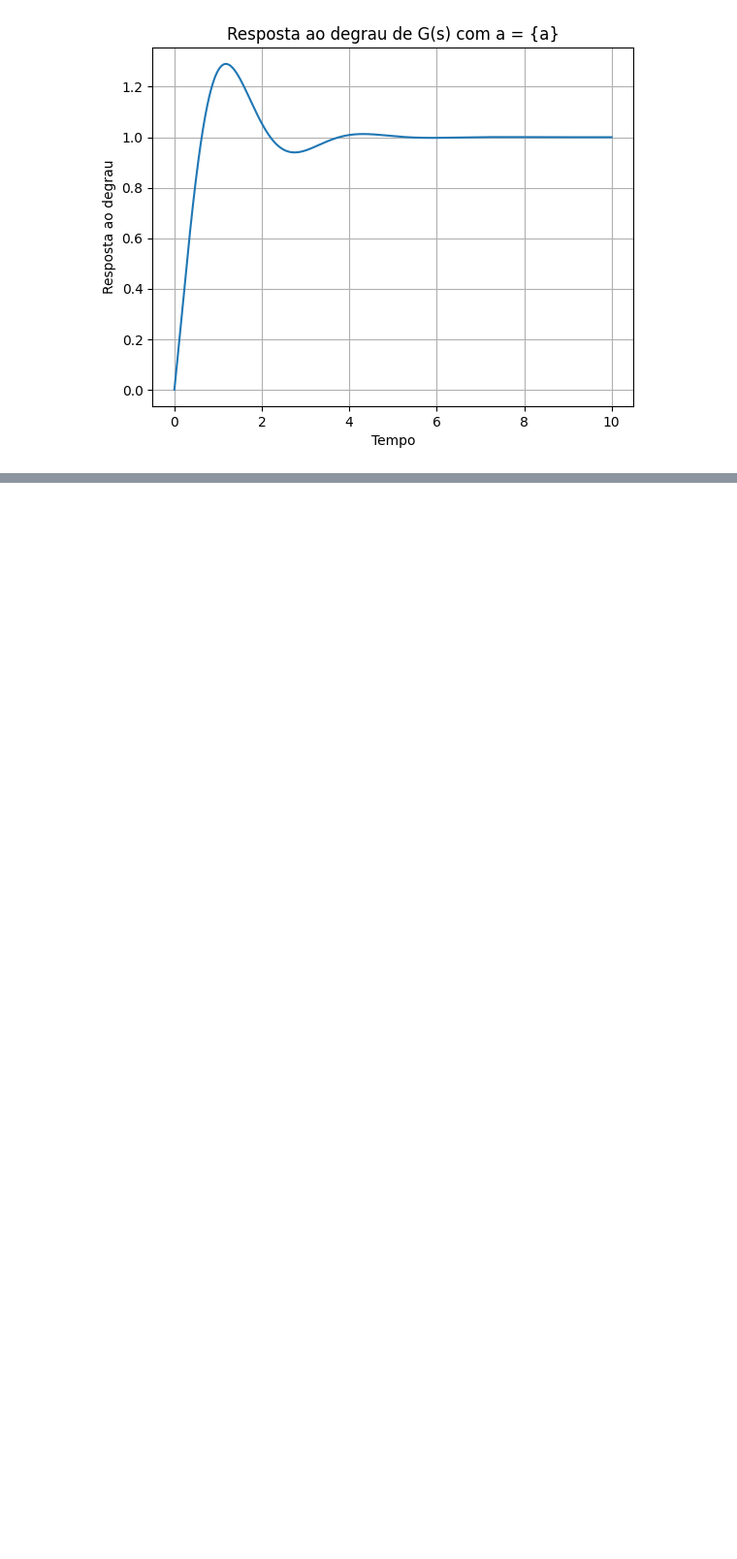
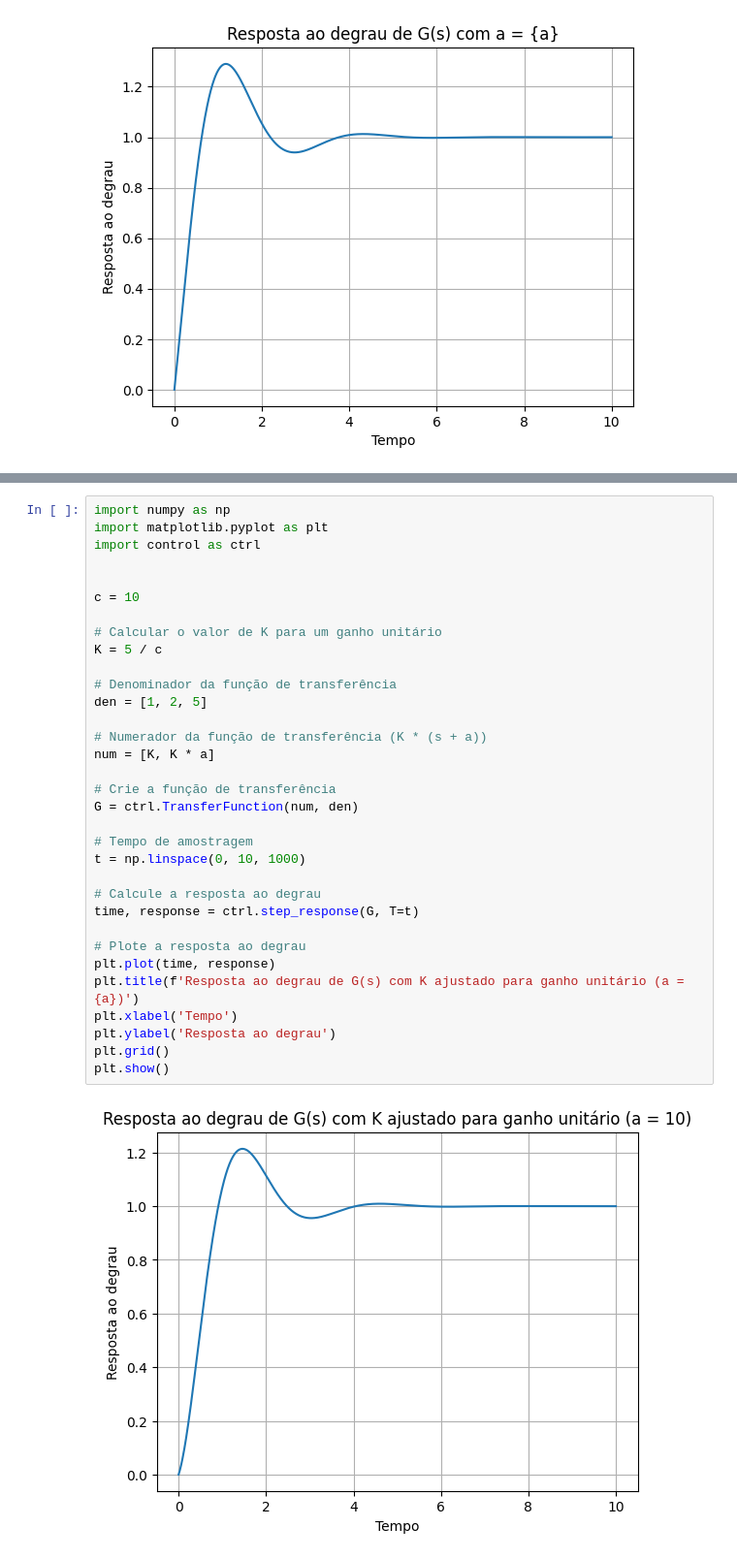
Before and after one commit to MatheusrCunha/sistemas_de_controle_1, a Jupyter notebook: sistemas_de_3a.ipynb, the cells around one changed output, grey strips where cells are left out. Shown at 97% size. Saved outputs shown, nothing was run; the diff lists cells and outputs as text; blank space fills up the shorter version.

```diff
--- a/sistemas_de_3a.ipynb
+++ b/sistemas_de_3a.ipynb
@@ -81,0 +82,35 @@ plt.show()
+# %%
+import numpy as np
+import matplotlib.pyplot as plt
+import control as ctrl
+
+
+c = 10
+
+# Calcular o valor de K para um ganho unitário
+K = 5 / c
+
+# Denominador da função de transferência
+den = [1, 2, 5]
+
+# Numerador da função de transferência (K * (s + a))
+num = [K, K * a]
+
+# Crie a função de transferência
+G = ctrl.TransferFunction(num, den)
+
+# Tempo de amostragem
+t = np.linspace(0, 10, 1000)
+
+# Calcule a resposta ao degrau
+time, response = ctrl.step_response(G, T=t)
+
+# Plote a resposta ao degrau
+plt.plot(time, response)
+plt.title(f'Resposta ao degrau de G(s) com K ajustado para ganho unitário (a = {a})')
+plt.xlabel('Tempo')
+plt.ylabel('Resposta ao degrau')
+plt.grid()
+plt.show()
+# %% [output]
+[figure, added]
```
Also changed, not shown: parts of 2 cells of this notebook.
